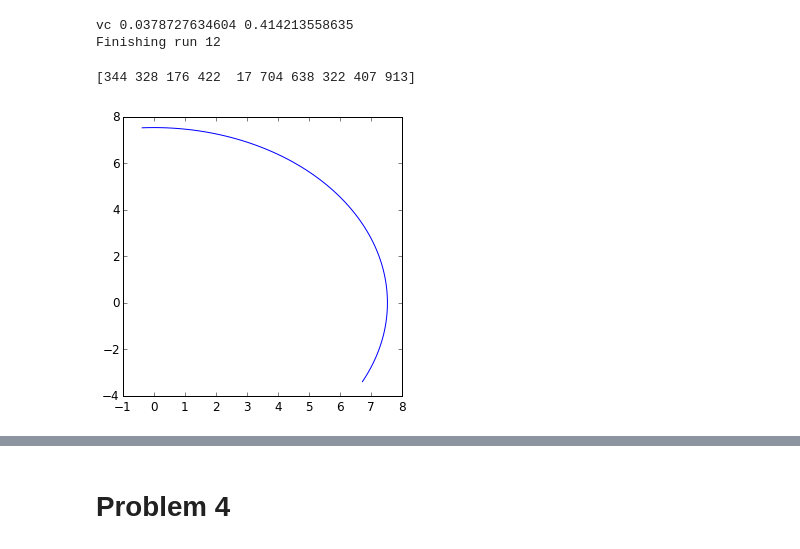
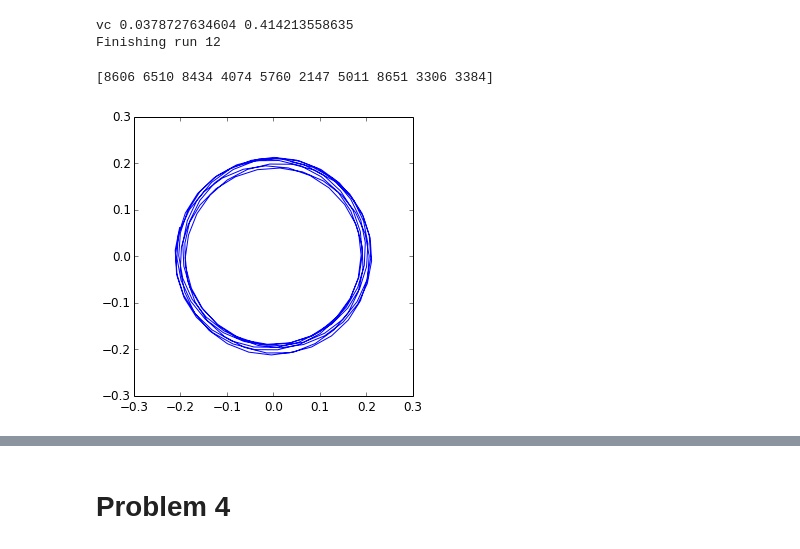
Before and after one commit to aemerick/Classes, a Jupyter notebook: Gal_Dyn/hw3/hw3.ipynb, the cells around one changed output, grey strips where cells are left out. Drawn from its saved outputs; the diff is of its cells as text; code cells hidden in the pictures.

```diff
--- a/Gal_Dyn/hw3/hw3.ipynb
+++ b/Gal_Dyn/hw3/hw3.ipynb
@@ -242,24 +242,23 @@ def acceleration(potential_type):
         psi = np.zeros(np.size(x))
         dpsi = np.zeros(np.size(x))
 
-        ra_1 = ra[ra<1]
-        ra_2 = ra[ra>=1]
-        psi[ ra < 1 ] = -0.53 * (ra_1)**2 * (1.0 - 2.5*ra_1**2 + 2.1875*ra_1**4 - 0.65625*ra_1**6)
-        psi[ ra >= 1] = 0.017 * ra_2** (-4.0)
+        cut1 = ra<1
+        cut2 = ra>=1
+
+        ra_1 = ra[cut1]
+        ra_2 = ra[cut2]
+        psi[cut1] = -0.530 * (ra_1)**2 * (1.0 - 2.5*ra_1**2 + 2.1875*ra_1**4 - 0.65625*ra_1**6)
+        psi[cut2] =  0.017 * (ra_2)**(-4.0)
 
 
-        dpsi[ ra <  1] = 4.0 * val[ra<1] * psi[ra < 1]/(ra_1*a) +\
-                        -0.53*ra_1**2 *val[ra<1] * (-10.0*ra_1/a + 17.5*ra_1**3/a - 7.875*ra_1**5/a)
-        dpsi[ ra >= 1] = -0.136 * val[ra>=1] * ra_2**(-5.0) / a
+        dpsi[cut1] = 4.0 * val[cut1] * psi[cut1]/(ra_1*a) +\
+                        -0.53*ra_1**2 *val[cut1] * (-10.0*ra_1/a + 17.5*ra_1**3/a - 7.875*ra_1**5/a)
+        dpsi[cut2] = -0.136 * val[cut2] * ra_2**(-5.0) / a
+
 
         if ramp[0] and t / ramp[1] <= 1000:
-
-            n = t / ramp[1]
+            n       = t / ramp[1]
             epsilon = epsilon * (n / 1000.0)
-        else:
-            epsilon = epsilon
-
-
 
         psi  *= epsilon
         dpsi *= epsilon
@@ -577,7 +559,7 @@ plt.plot([outer[0],outer[0]],[0.0,0.7], color ='black', ls='--')
 # %%
 dt     = 0.5
 nsteps = 10000
-nstars = 10000
+nstars = 100
 rmax   = 8
 ndim   = 2 # 2d ic's (i.e. thin disk)
 x0,y0,z0,vx0,vy0,vz0 = star_pos(nstars, ndim, rmax)
@@ -677,11 +659,11 @@ for t in np.arange(0,10000,10):
 # %%
 plt.figure(figsize=(5,5))
-plt.plot(all_x[401,0:500],all_y[401,0:500])
+plt.plot(all_x[2147,9800:10000],all_y[2147,9800:10000])
 r = (all_x[:,0]**2+all_y[:,0]**2)**0.5
 print np.argsort(r)[0:10]
 # %% [output]
-[344 328 176 422  17 704 638 322 407 913]
+[8606 6510 8434 4074 5760 2147 5011 8651 3306 3384]
-[figure, old version]
+[figure, new version]
 # %%
 def find_period(pos, dt, t = None, axis=0):
     """
```
Also changed, not shown: parts of 22 cells of this notebook.
